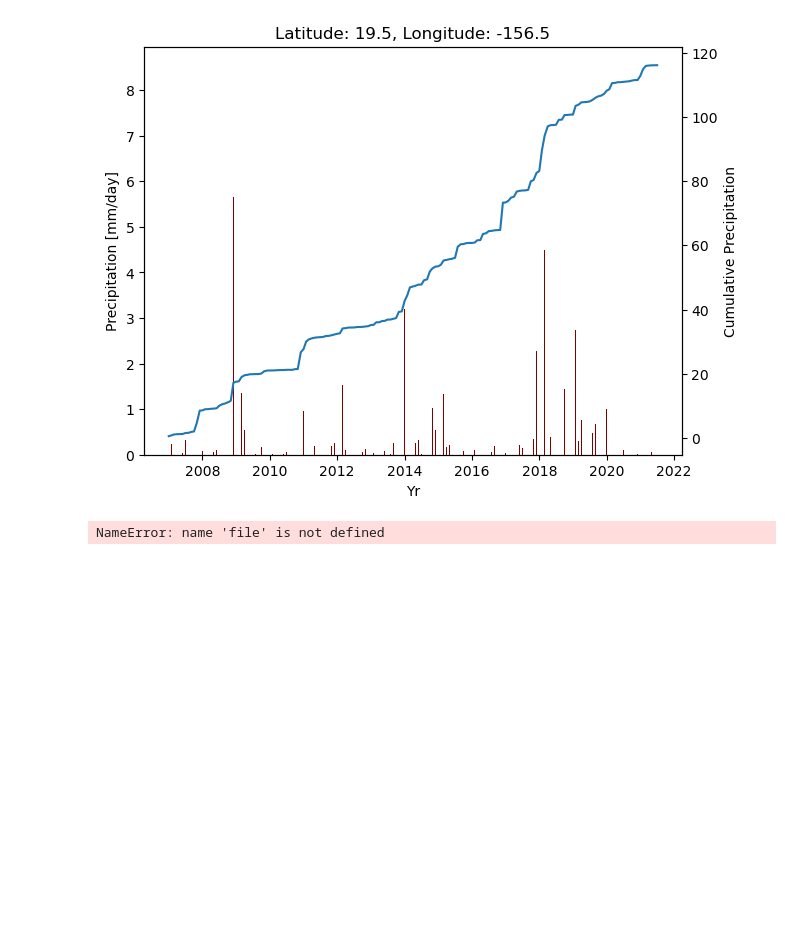
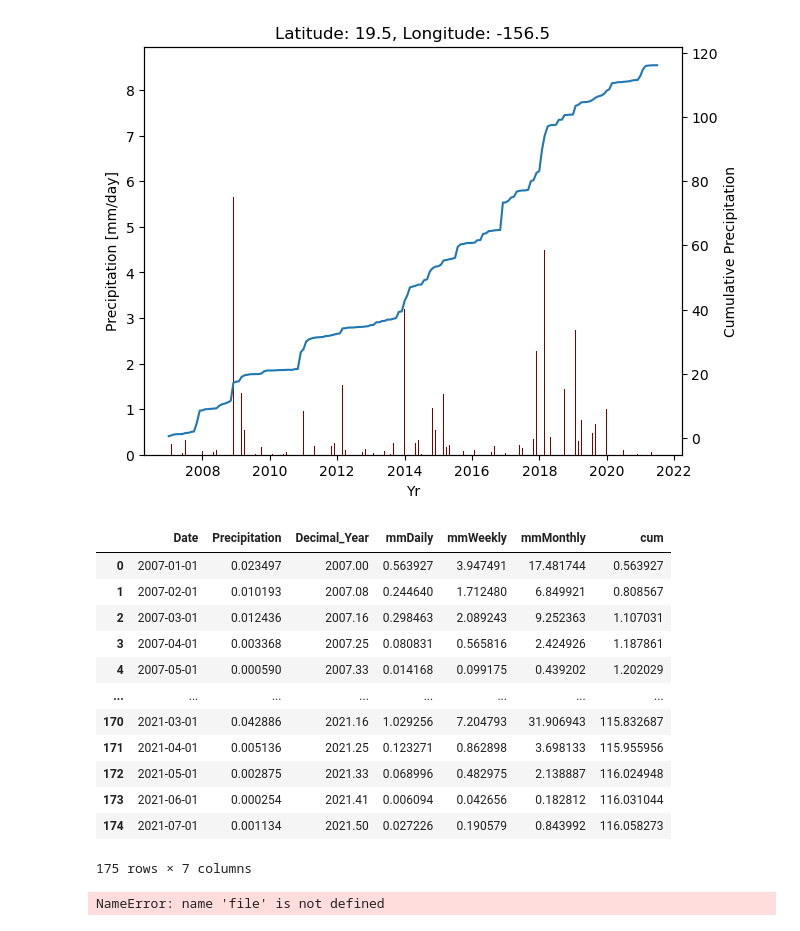
Before and after one commit to disilvestro/GetPrecipitation, a Jupyter notebook: get_precipitation_lalo.ipynb, the cells around one changed output. Cells and saved outputs as stored; diff of their text form; code cells hidden in the pictures; blank space fills up the shorter version.

Commit message:
Added Weekly and Monthly precipitation

```diff
--- a/get_precipitation_lalo.ipynb
+++ b/get_precipitation_lalo.ipynb
@@ -32,6 +33,11 @@ def date_to_decimal_year(date_str):
     decimal_year = year + (day_of_year - 1) / 365.0
     decimal_year = round(decimal_year,2)
     return decimal_year
+# %%
+def days_in_month(date):
+    year, month, day = map(int, date.split("-"))
+    num_days = calendar.monthrange(year, month)[1]
+    return num_days
 # %%
 def adapt_coordinates(lon, lat):
 
@@ -206,33 +212,51 @@ rainfalldfNoNull =newdf.dropna()
 
 # Convert date strings to decimal years
 rainfalldfNoNull['Decimal_Year'] = rainfalldfNoNull['Date'].apply(date_to_decimal_year)
 rainfalldfNoNull["mmDaily"] = (rainfalldfNoNull.Precipitation)*24
+rainfalldfNoNull["mmWeekly"] = (rainfalldfNoNull.mmDaily)*7
+rainfalldfNoNull['mmMonthly'] = (rainfalldfNoNull.mmDaily)*((rainfalldfNoNull['Date']).apply(days_in_month))
+
+
 rainfalldfNoNull["cum"] = rainfalldfNoNull.mmDaily.cumsum()
 
 fig, ax = plt.subplots(layout='constrained')
 
 x = rainfalldfNoNull.Decimal_Year
 y = rainfalldfNoNull.mmDaily
 
 plt.bar(rainfalldfNoNull.Decimal_Year, rainfalldfNoNull.mmDaily, color ='maroon',
         width = 0.01)
 
 plt.ylabel("Precipitation [mm/day]")
 
 rainfalldfNoNull.plot('Decimal_Year', 'cum', secondary_y=True, ax=ax)
 
 plt.title(f'Latitude: {lat}, Longitude: {lon}')
 ax.set_xlabel("Yr")
 ax.right_ax.set_ylabel("Cumulative Precipitation")
 
 ax.get_legend().remove()
 
 plt.xticks(rotation=90)
 
 # Data plot
 plt.show()
+rainfalldfNoNull
 # %% [output]
 [figure]
+|  | Date | Precipitation | Decimal_Year | mmDaily | mmWeekly | mmMonthly | cum |
+| 0 | 2007-01-01 | 0.023497 | 2007.00 | 0.563927 | 3.947491 | 17.481744 | 0.563927 |
+| 1 | 2007-02-01 | 0.010193 | 2007.08 | 0.244640 | 1.712480 | 6.849921 | 0.808567 |
+| 2 | 2007-03-01 | 0.012436 | 2007.16 | 0.298463 | 2.089243 | 9.252363 | 1.107031 |
+| 3 | 2007-04-01 | 0.003368 | 2007.25 | 0.080831 | 0.565816 | 2.424926 | 1.187861 |
+| 4 | 2007-05-01 | 0.000590 | 2007.33 | 0.014168 | 0.099175 | 0.439202 | 1.202029 |
+| ... | ... | ... | ... | ... | ... | ... | ... |
+| 170 | 2021-03-01 | 0.042886 | 2021.16 | 1.029256 | 7.204793 | 31.906943 | 115.832687 |
+| 171 | 2021-04-01 | 0.005136 | 2021.25 | 0.123271 | 0.862898 | 3.698133 | 115.955956 |
+| 172 | 2021-05-01 | 0.002875 | 2021.33 | 0.068996 | 0.482975 | 2.138887 | 116.024948 |
+| 173 | 2021-06-01 | 0.000254 | 2021.41 | 0.006094 | 0.042656 | 0.182812 | 116.031044 |
+| 174 | 2021-07-01 | 0.001134 | 2021.50 | 0.027226 | 0.190579 | 0.843992 | 116.058273 |
+175 rows × 7 columns
 # %%
 '''
 Example of global precipitations given by Nasa at: https://gpm.nasa.gov/data/tutorials
```
Also changed, not shown: parts of 1 cell of this notebook.
